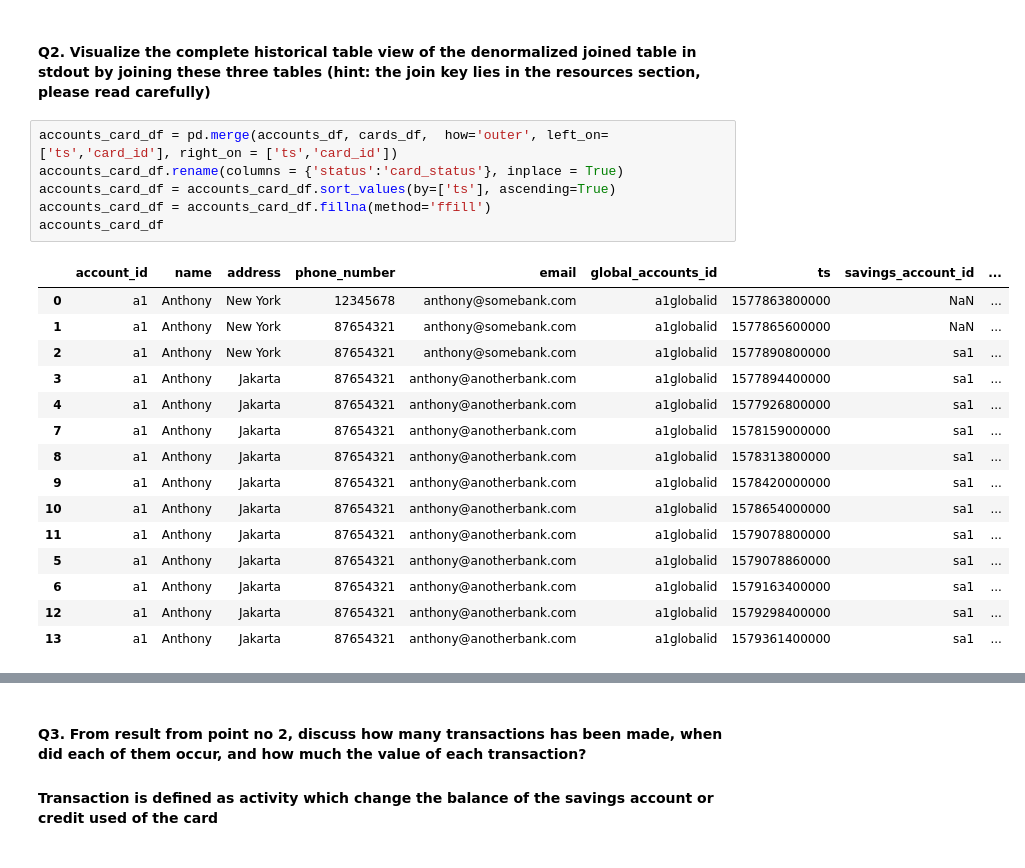
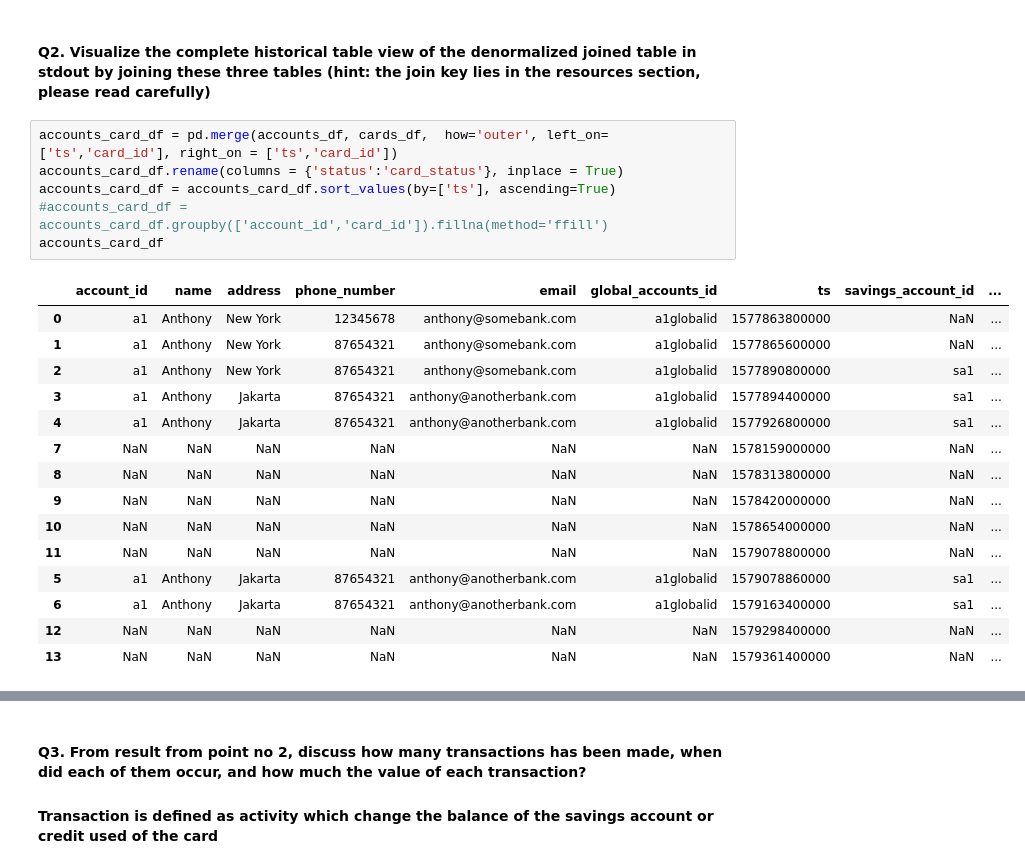
Before and after one commit to edlynfrianto/DWH-Docker, a Jupyter notebook: solution/solution.ipynb, the cells around one changed output, grey strips where cells are left out. Cells and saved outputs as stored; diff of their text form.

```diff
--- a/solution/solution.ipynb
+++ b/solution/solution.ipynb
@@ -87,22 +87,22 @@ savings_accounts_df
 # %%
 accounts_card_df = pd.merge(accounts_df, cards_df,  how='outer', left_on=['ts','card_id'], right_on = ['ts','card_id'])
 accounts_card_df.rename(columns = {'status':'card_status'}, inplace = True)
 accounts_card_df = accounts_card_df.sort_values(by=['ts'], ascending=True)
-accounts_card_df = accounts_card_df.fillna(method='ffill')
+#accounts_card_df = accounts_card_df.groupby(['account_id','card_id']).fillna(method='ffill')
 accounts_card_df
 # %% [output]
 |  | account_id | name | address | phone_number | email | global_accounts_id | ts | savings_account_id | ... |
 | 0 | a1 | Anthony | New York | 12345678 | anthony@somebank.com | a1globalid | 1577863800000 | NaN | ... |
 | 1 | a1 | Anthony | New York | 87654321 | anthony@somebank.com | a1globalid | 1577865600000 | NaN | ... |
 | 2 | a1 | Anthony | New York | 87654321 | anthony@somebank.com | a1globalid | 1577890800000 | sa1 | ... |
 | 3 | a1 | Anthony | Jakarta | 87654321 | anthony@anotherbank.com | a1globalid | 1577894400000 | sa1 | ... |
 | 4 | a1 | Anthony | Jakarta | 87654321 | anthony@anotherbank.com | a1globalid | 1577926800000 | sa1 | ... |
-| 7 | a1 | Anthony | Jakarta | 87654321 | anthony@anotherbank.com | a1globalid | 1578159000000 | sa1 | ... |
-| 8 | a1 | Anthony | Jakarta | 87654321 | anthony@anotherbank.com | a1globalid | 1578313800000 | sa1 | ... |
-| 9 | a1 | Anthony | Jakarta | 87654321 | anthony@anotherbank.com | a1globalid | 1578420000000 | sa1 | ... |
-| 10 | a1 | Anthony | Jakarta | 87654321 | anthony@anotherbank.com | a1globalid | 1578654000000 | sa1 | ... |
-| 11 | a1 | Anthony | Jakarta | 87654321 | anthony@anotherbank.com | a1globalid | 1579078800000 | sa1 | ... |
+| 7 | NaN | NaN | NaN | NaN | NaN | NaN | 1578159000000 | NaN | ... |
+| 8 | NaN | NaN | NaN | NaN | NaN | NaN | 1578313800000 | NaN | ... |
+| 9 | NaN | NaN | NaN | NaN | NaN | NaN | 1578420000000 | NaN | ... |
+| 10 | NaN | NaN | NaN | NaN | NaN | NaN | 1578654000000 | NaN | ... |
+| 11 | NaN | NaN | NaN | NaN | NaN | NaN | 1579078800000 | NaN | ... |
 | 5 | a1 | Anthony | Jakarta | 87654321 | anthony@anotherbank.com | a1globalid | 1579078860000 | sa1 | ... |
 | 6 | a1 | Anthony | Jakarta | 87654321 | anthony@anotherbank.com | a1globalid | 1579163400000 | sa1 | ... |
-| 12 | a1 | Anthony | Jakarta | 87654321 | anthony@anotherbank.com | a1globalid | 1579298400000 | sa1 | ... |
-| 13 | a1 | Anthony | Jakarta | 87654321 | anthony@anotherbank.com | a1globalid | 1579361400000 | sa1 | ... |
+| 12 | NaN | NaN | NaN | NaN | NaN | NaN | 1579298400000 | NaN | ... |
+| 13 | NaN | NaN | NaN | NaN | NaN | NaN | 1579361400000 | NaN | ... |
```
Also changed, not shown: parts of 4 cells of this notebook, 1 other file.
